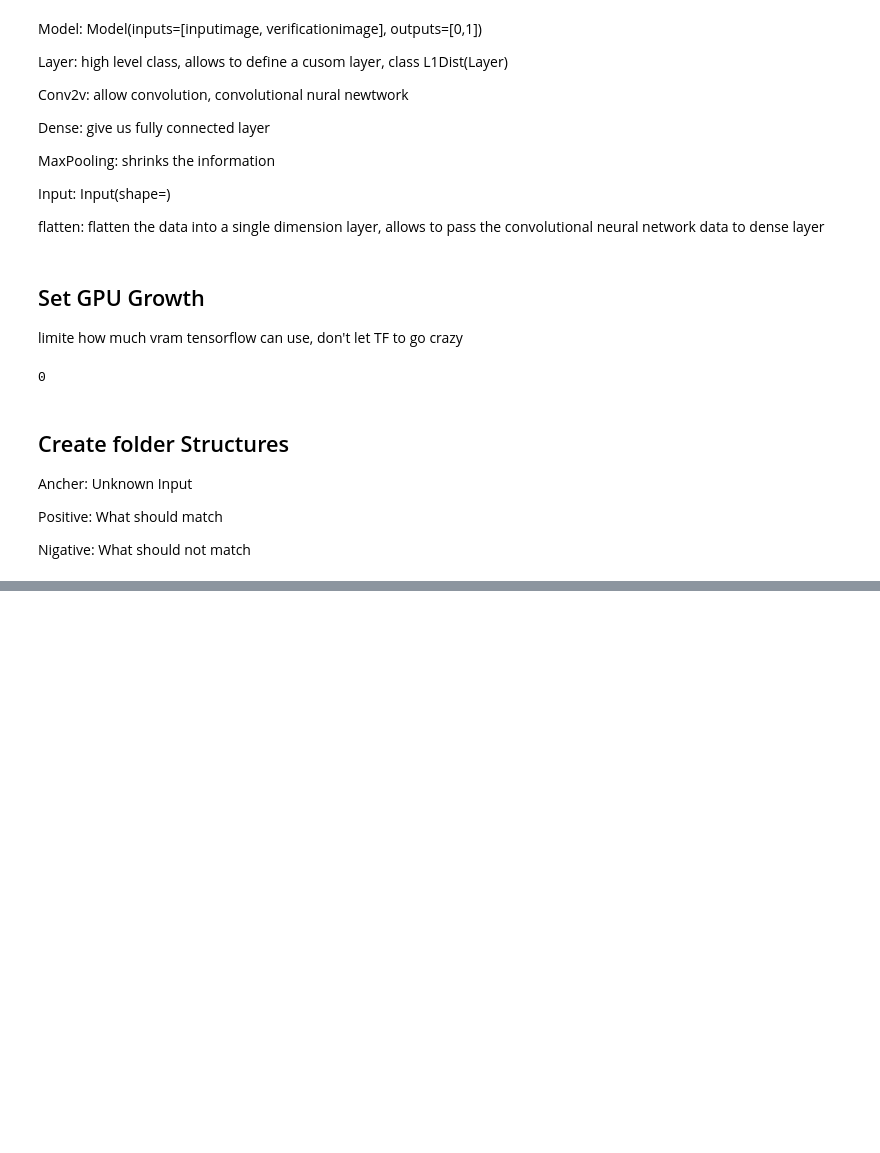
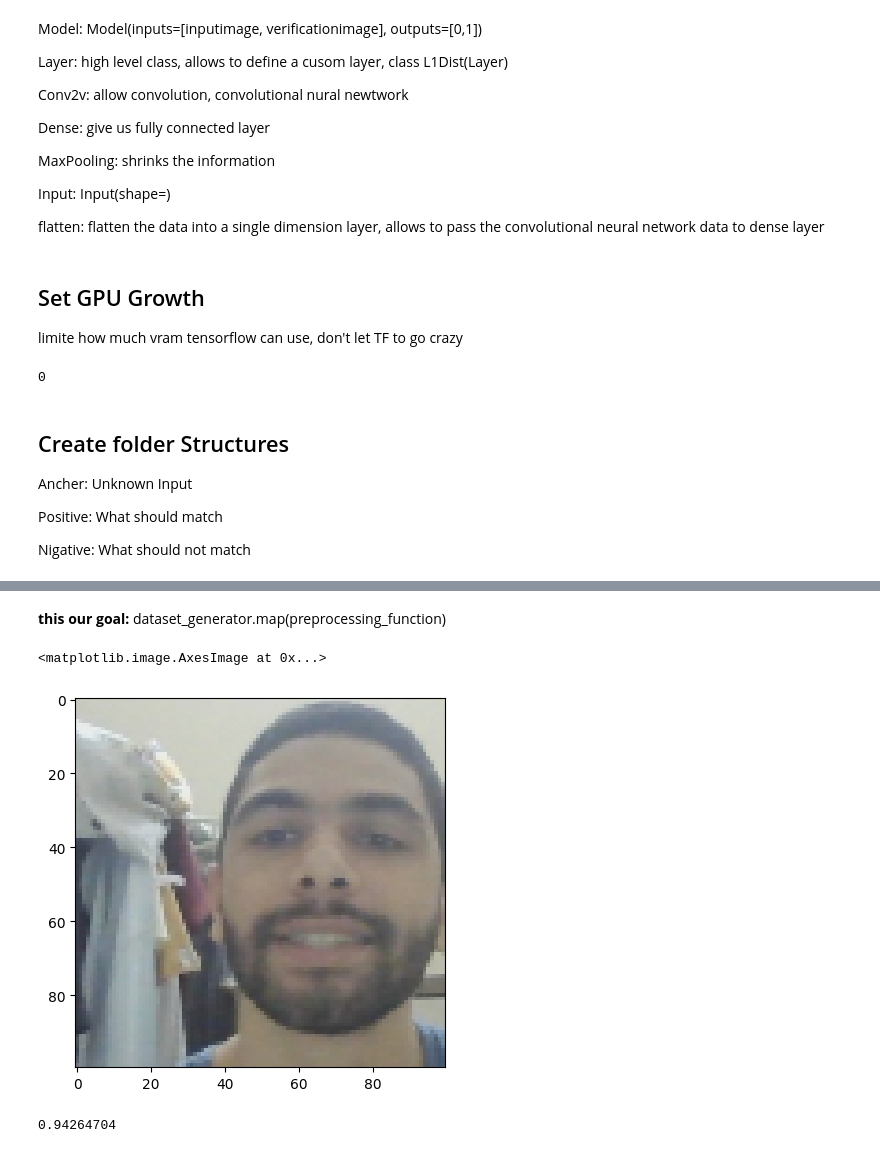
Before and after one commit to A7medAbdien/faceRec, a Jupyter notebook: faceRec.ipynb, the cells around one changed output, grey strips where cells are left out. Saved outputs shown, nothing was run; the diff lists cells and outputs as text; code cells hidden in the pictures; blank space fills up the shorter version.

Commit message:
Build a Python Facial Recognition App with Tensorflow, until partition the dataset

```diff
--- a/faceRec.ipynb
+++ b/faceRec.ipynb
@@ -101,0 +236,26 @@ os.makedirs(ANC_PATH)
+# %% [markdown]
+**this our goal:** dataset_generator.map(preprocessing_function)
+# %%
+def preprocess(file_path):
+
+    # Read in image, as a bytes-like object, from file path
+    byte_img = tf.io.read_file(file_path)
+    # load in the image
+    img = tf.io.decode_jpeg(byte_img)
+
+    # Preprocessing steps
+    # 1. resizing the image to be 100x100
+    img = tf.image.resize(img,(100,100))
+    # 2. Scale image to be between 0 and 1
+    img /= 255.0
+    return img
+# %%
+img = preprocess('data\\anchoer\\677c2477-3bb4-11ed-9313-7c8ae18b9df3.jpg')
+plt.imshow(img)
+# %% [output]
+<matplotlib.image.AxesImage at 0x...>
+[figure, added]
+# %%
+img.numpy().max()
+# %% [output]
+0.94264704
```
Also changed, not shown: parts of 43 cells of this notebook.
